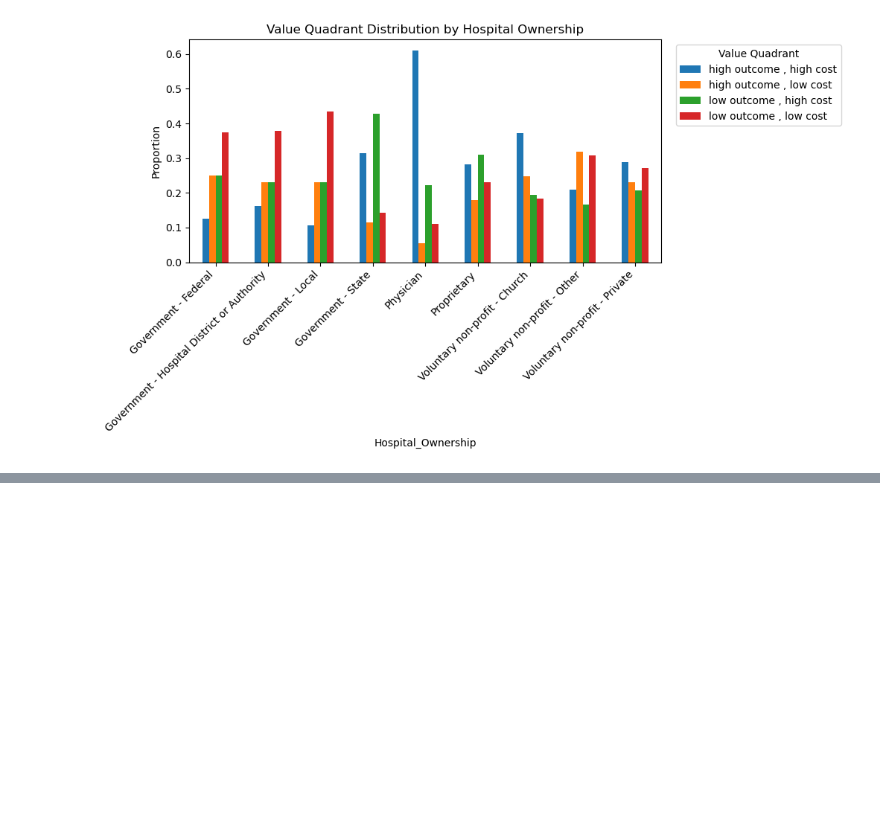
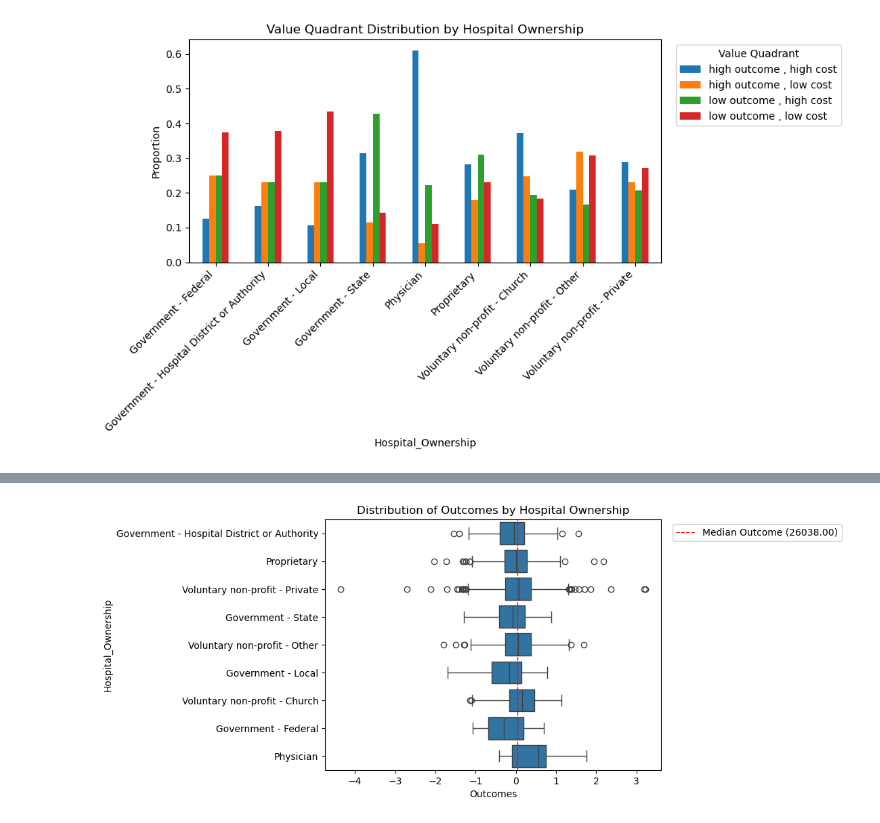
Before and after one commit to KabiraL/Hospital_Assessment, a Jupyter notebook: Notebooks/Hospital_Scoring.ipynb, the cells around one changed output, grey strips where cells are left out. Saved outputs shown, nothing was run; the diff lists cells and outputs as text; code cells hidden in the pictures; blank space fills up the shorter version.

```diff
--- a/Notebooks/Hospital_Scoring.ipynb
+++ b/Notebooks/Hospital_Scoring.ipynb
@@ -794,0 +810,10 @@ plt.show()
+# %%
+# Looking at Outcomes by Hospital Ownership
+
+_ = sns.boxplot(x='Outcomes', y='Hospital_Ownership', data=df_hospital_value)
+plt.title('Distribution of Outcomes by Hospital Ownership')
+plt.axvline(x = outcome_median, color='red', linestyle='--', linewidth=1, label=f'Median Outcome ({cost_median:.2f})')
+plt.legend(bbox_to_anchor=(1.02, 1), loc='upper left')
+plt.show()
+# %% [output]
+[figure, added]
```
Also changed, not shown: parts of 10 cells of this notebook.
